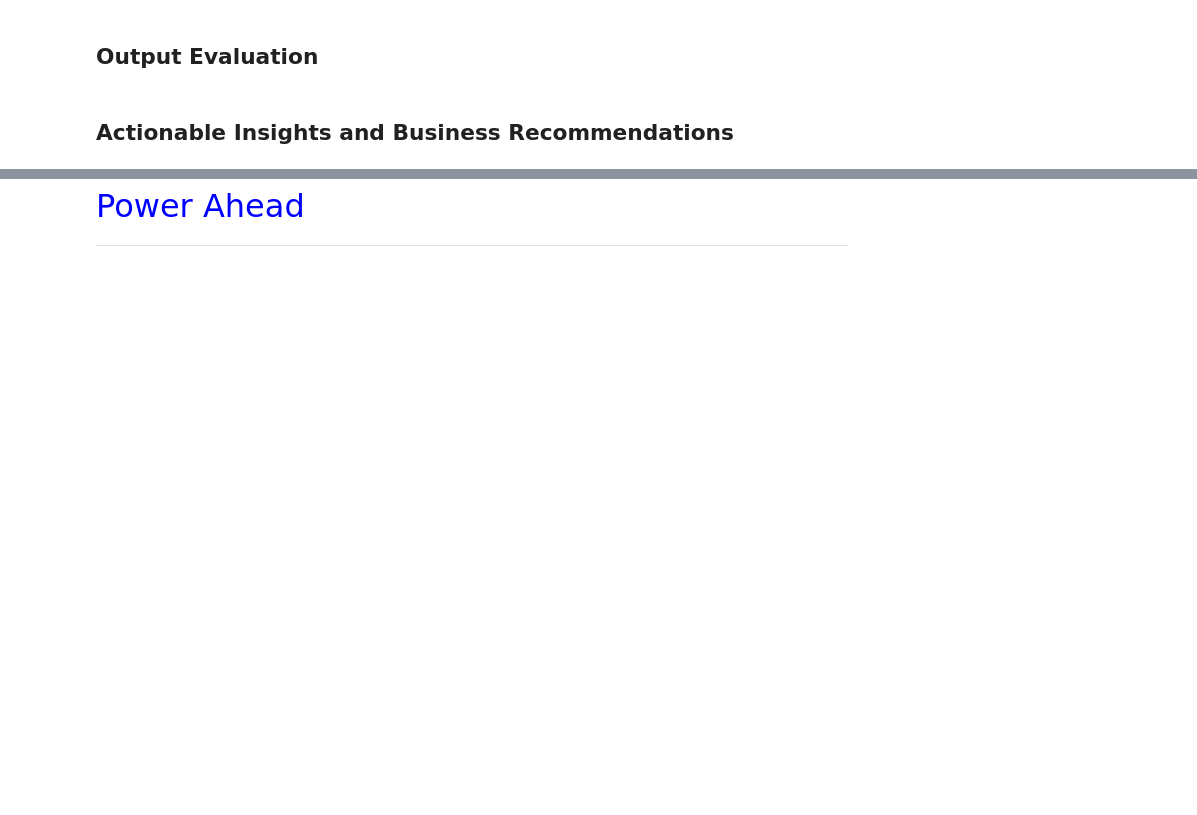
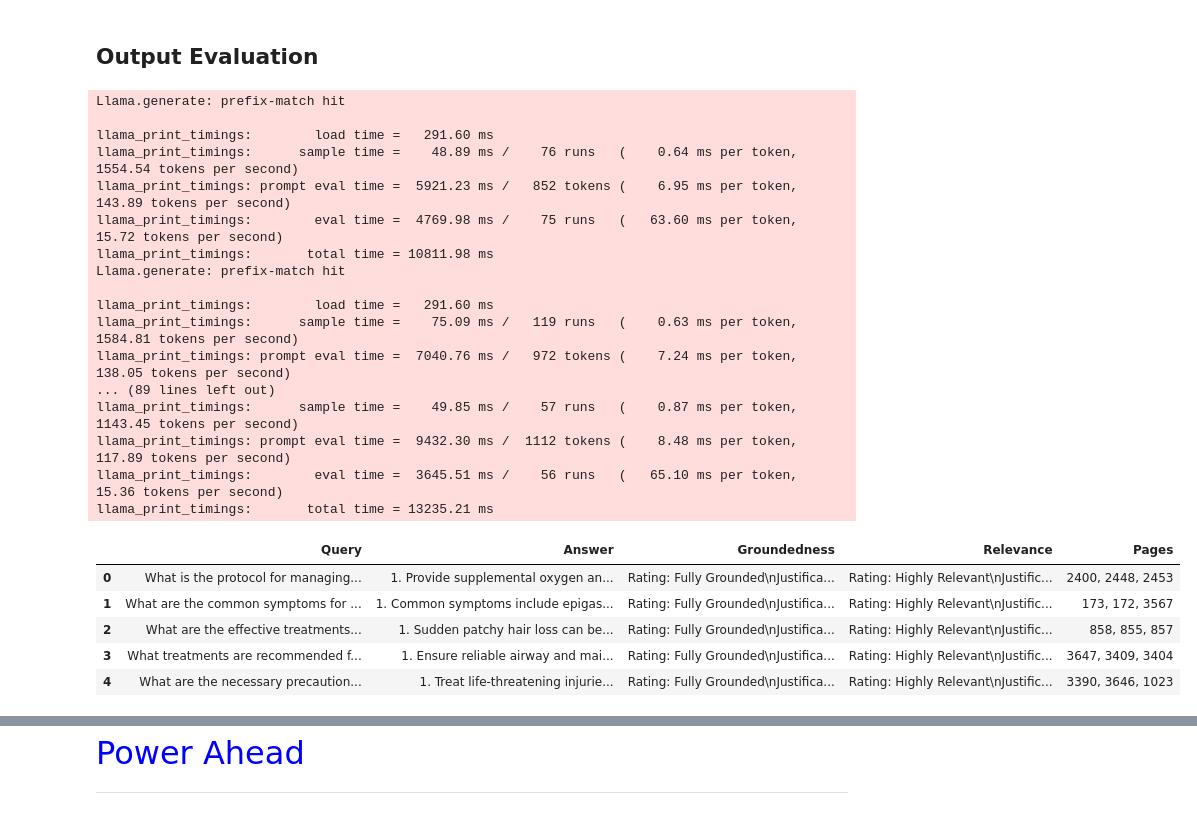
Before and after one commit to jithincravi/ut_ai_ml, a Jupyter notebook: notebooks/11-MedicalAnalysis/Full_Code_NLP_RAG_Project-2.ipynb, the cells around one changed output, grey strips where cells are left out. Cells and saved outputs as stored; diff of their text form; code cells hidden in the pictures; blank space fills up the shorter version.

```diff
--- a/notebooks/11-MedicalAnalysis/Full_Code_NLP_RAG_Project-2.ipynb
+++ b/notebooks/11-MedicalAnalysis/Full_Code_NLP_RAG_Project-2.ipynb
@@ -184,0 +658,4 @@ def generate_rag_response(user_input,k=3,max_tokens=128,temperature=0,top_p=0.95
+# %%
+response_text_rag3_ft = generate_rag_response(query3,max_tokens=256,top_k=20) ## moving top_k to 20 to make it deterministic
+print("Response with RAG FT:")
+print(response_text_rag3_ft)
@@ -184,0 +676,4 @@ def generate_rag_response(user_input,k=3,max_tokens=128,temperature=0,top_p=0.95
+# %%
+response_text_rag4_ft = generate_rag_response(query4,max_tokens=256,top_k=20) ## moving top_k to 20 to make it deterministic
+print("Response with RAG FT:")
+print(response_text_rag4_ft)
@@ -184,0 +692,4 @@ def generate_rag_response(user_input,k=3,max_tokens=128,temperature=0,top_p=0.95
+# %%
+response_text_rag5_ft = generate_rag_response(query5,max_tokens=256,top_k=20) ## moving top_k to 20 to make it deterministic
+print("Response with RAG FT:")
+print(response_text_rag5_ft)
@@ -195,6 +737,9 @@ def generate_ground_relevance_response(user_input,k=3,max_tokens=128,temperature
     global qna_system_message,qna_user_message_template
     # Retrieve relevant document chunks
     relevant_document_chunks = retriever.get_relevant_documents(query=user_input,k=3)
+    pages = [str(doc.metadata.get('page', 'N/A')) for doc in relevant_document_chunks]
+    pages_str = ", ".join(pages)
+
     context_list = [d.page_content for d in relevant_document_chunks]
     context_for_query = ". ".join(context_list)
 
@@ -203,7 +748,7 @@ def generate_ground_relevance_response(user_input,k=3,max_tokens=128,temperature
                 {'user'}: {qna_user_message_template.format(context=context_for_query, question=user_input)}
                 [/INST]"""
 
-    response = llm(
+    response = lcpp_llm(
             prompt=prompt,
             max_tokens=max_tokens,
             temperature=temperature,
@@ -225,7 +770,7 @@ def generate_ground_relevance_response(user_input,k=3,max_tokens=128,temperature
                 {'user'}: {user_message_template.format(context=context_for_query, question=user_input, answer=answer)}
                 [/INST]"""
 
-    response_1 = llm(
+    response_1 =  lcpp_llm(
             prompt=groundedness_prompt,
             max_tokens=max_tokens,
             temperature=temperature,
@@ -235,7 +780,7 @@ def generate_ground_relevance_response(user_input,k=3,max_tokens=128,temperature
             echo=False
             )
 
-    response_2 = llm(
+    response_2 = lcpp_llm(
             prompt=relevance_prompt,
             max_tokens=max_tokens,
             temperature=temperature,
@@ -245,6 +790,48 @@ def generate_ground_relevance_response(user_input,k=3,max_tokens=128,temperature
             echo=False
             )
 
-    return response_1['choices'][0]['text'],response_2['choices'][0]['text']
+    return response_1['choices'][0]['text'],response_2['choices'][0]['text'],pages_str
-# %% [markdown]
-## Actionable Insights and Business Recommendations
+# %%
+results = []
+for q, ans in [
+    (query1, response_text_rag1_ft),
+    (query2, response_text_rag2_ft),
+    (query3, response_text_rag3_ft),
+    (query4, response_text_rag4_ft),
+    (query5, response_text_rag5_ft),
+]:
+    ground, rel, page_str = generate_ground_relevance_response(user_input=q, max_tokens=370, top_k=20)
+    results.append({
+        "Query": q,
+        "Answer": ans,
+        "Groundedness": ground.strip(),
+        "Relevance": rel.strip(),
+        "Pages": page_str if "Not Grounded" not in ground else None
+    })
+
+eval_df = pd.DataFrame(results)
+eval_df
+# %% [output]
+Llama.generate: prefix-match hit
+
+llama_print_timings:        load time =   291.60 ms
+llama_print_timings:      sample time =    48.89 ms /    76 runs   (    0.64 ms per token,  1554.54 tokens per second)
+llama_print_timings: prompt eval time =  5921.23 ms /   852 tokens (    6.95 ms per token,   143.89 tokens per second)
+llama_print_timings:        eval time =  4769.98 ms /    75 runs   (   63.60 ms per token,    15.72 tokens per second)
+llama_print_timings:       total time = 10811.98 ms
+Llama.generate: prefix-match hit
+
+llama_print_timings:        load time =   291.60 ms
+llama_print_timings:      sample time =    75.09 ms /   119 runs   (    0.63 ms per token,  1584.81 tokens per second)
+llama_print_timings: prompt eval time =  7040.76 ms /   972 tokens (    7.24 ms per token,   138.05 tokens per second)
+... (89 lines left out)
+llama_print_timings:      sample time =    49.85 ms /    57 runs   (    0.87 ms per token,  1143.45 tokens per second)
+llama_print_timings: prompt eval time =  9432.30 ms /  1112 tokens (    8.48 ms per token,   117.89 tokens per second)
+llama_print_timings:        eval time =  3645.51 ms /    56 runs   (   65.10 ms per token,    15.36 tokens per second)
+llama_print_timings:       total time = 13235.21 ms
+|  | Query | Answer | Groundedness | Relevance | Pages |
+| 0 | What is the protocol for managing... | 1. Provide supplemental oxygen an... | Rating: Fully Grounded\nJustifica... | Rating: Highly Relevant\nJustific... | 2400, 2448, 2453 |
+| 1 | What are the common symptoms for ... | 1. Common symptoms include epigas... | Rating: Fully Grounded\nJustifica... | Rating: Highly Relevant\nJustific... | 173, 172, 3567 |
+| 2 | What are the effective treatments... | 1. Sudden patchy hair loss can be... | Rating: Fully Grounded\nJustifica... | Rating: Highly Relevant\nJustific... | 858, 855, 857 |
+| 3 | What treatments are recommended f... | 1. Ensure reliable airway and mai... | Rating: Fully Grounded\nJustifica... | Rating: Highly Relevant\nJustific... | 3647, 3409, 3404 |
+| 4 | What are the necessary precaution... | 1. Treat life-threatening injurie... | Rating: Fully Grounded\nJustifica... | Rating: Highly Relevant\nJustific... | 3390, 3646, 1023 |
```
Also changed, not shown: parts of 57 cells of this notebook, 5 other files.
